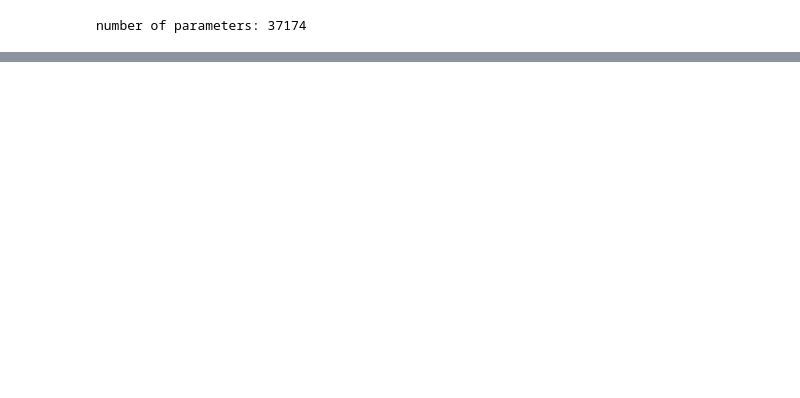
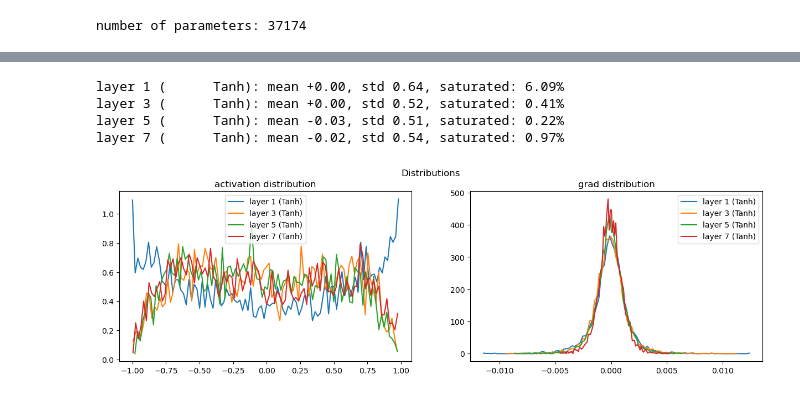
Before and after one commit to nebulaw/charmore, a Jupyter notebook: notebooks/charmore_p5.ipynb, the cells around one changed output, grey strips where cells are left out. Saved outputs shown, nothing was run; the diff lists cells and outputs as text; code cells hidden in the pictures; blank space fills up the shorter version.

Commit message:
batchnorm layer and how gains affect params

```diff
--- a/notebooks/charmore_p5.ipynb
+++ b/notebooks/charmore_p5.ipynb
@@ -145,7 +146,7 @@ class Tanh(Module):
 # preparing neural network
 n_embd = 10
 n_hidden = 100
-g = Generator().manual_seed(1337)
+g = Generator().manual_seed(1200)
 
 C = torch.randn((vocab_size, n_embd))
 layers = [
@@ -174,6 +175,7 @@ number of parameters: 37174
 max_steps = 200_000
 batch_size = 64
 lossi = []
+ud = []
 
 for i in range(1, max_steps + 1):
     # batch construct
@@ -204,3 +206,8 @@ for i in range(1, max_steps + 1):
     if i % 5_000 == 0:
         print(f'step: {i}; loss: {loss.item():.4f}')
     lossi.append(loss.log10().item())
+    with torch.no_grad():
+        ud.append([(lr * param.grad.std() / param.data.std()).log10().item() for param in params])
+
+    if i >= 1000:
+        break
@@ -224,0 +214,36 @@ step: 200000; loss: 1.9271
+# %%
+# visualize histrograms
+def show_distributions():
+    figure, axes = plt.subplots(1, 2, figsize=(15, 4))
+    figure.suptitle('Distributions')
+    legends = []
+    for i, layer in enumerate(layers[:-1]):
+        if isinstance(layer, Tanh):
+            t = layer.out
+            print('layer %d (%10s): mean %+.2f, std %.2f, saturated: %.2f%%' % (i, layer.__class__.__name__, t.mean(), t.std(), (t.abs() > 0.97).float().mean()*100))
+            hy, hx = torch.histogram(t, density=True)
+            axes[0].set_title('activation distribution')
+            axes[0].plot(hx[:-1].detach(), hy.detach())
+            legends.append(f'layer {i} ({layer.__class__.__name__})')
+            axes[0].legend(legends)
+
+    for i, layer in enumerate(layers[:-1]):
+        if isinstance(layer, Tanh):
+            t = layer.out.grad
+            # print('layer %d (%10s): mean %+.2f, std %.2f, saturated: %.2f%%' % (i, layer.__class__.__name__, t.mean(), t.std(), (t.abs() > 0.97).float().mean()*100))
+            hy, hx = torch.histogram(t, density=True)
+            axes[1].set_title('grad distribution')
+            axes[1].plot(hx[:-1].detach(), hy.detach())
+            axes[1].legend(legends)
+# %%
+# this is visualization when we weights on each
+# layer are scaled by 1 instead of 5/3
+# middle layers are going to gradually shrink
+# in the middle, which is not the result we want
+show_distributions()
+# %% [output]
+layer 1 (      Tanh): mean +0.00, std 0.64, saturated: 6.09%
+layer 3 (      Tanh): mean +0.00, std 0.52, saturated: 0.41%
+layer 5 (      Tanh): mean -0.03, std 0.51, saturated: 0.22%
+layer 7 (      Tanh): mean -0.02, std 0.54, saturated: 0.97%
+[figure, added]
```
Also changed, not shown: parts of 14 cells of this notebook.
